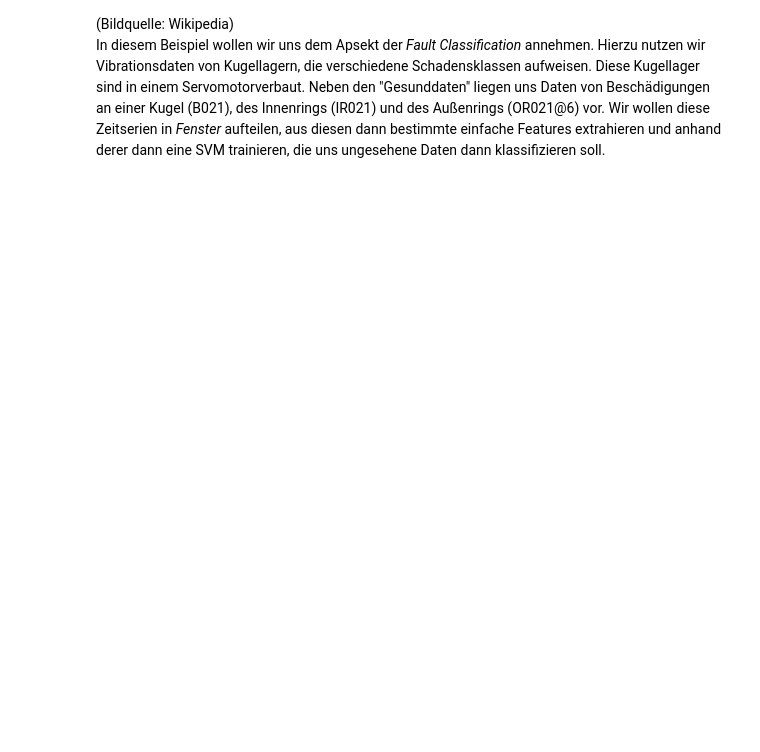
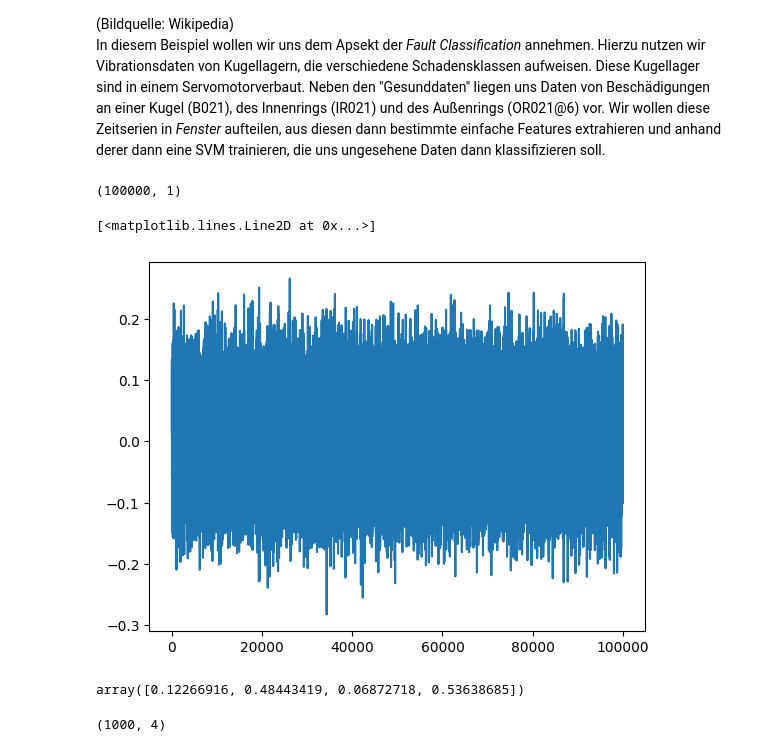
Before and after one commit to Oberfeldwedler/predictive_maintenance, a Jupyter notebook: 03_modeling_svm/code/examples/edited/03_modeling_svm_examples_wo_sol.ipynb, the cells around one changed output. Cells and saved outputs as stored; diff of their text form; code cells hidden in the pictures; blank space fills up the shorter version.

```diff
--- a/03_modeling_svm/code/examples/edited/03_modeling_svm_examples_wo_sol.ipynb
+++ b/03_modeling_svm/code/examples/edited/03_modeling_svm_examples_wo_sol.ipynb
@@ -214,11 +214,20 @@ from sklearn.svm import SVC
 from sklearn.model_selection import GridSearchCV
 from scipy.stats import skew, kurtosis
 import glob
+# %%
+# Load single file
+path = '../res/data/bearing/'
+data = np.load(path + 'normal.npy')
+
+# Shape
+data.shape
+# %% [output]
+(100000, 1)
 # %%
-# Load single file
-
-# Shape
-
 # Plot it
+plt.plot(data)
+# %% [output]
+[<matplotlib.lines.Line2D at 0x...>]
+[figure, added]
 # %%
 # Get list of files
@@ -244,3 +268,11 @@ import glob
 # Get the best model and predict the test data set
 
 # Get accuracy
+# %%
+np.std(list_of_splits[0], axis=0)
+# %% [output]
+array([0.12266916, 0.48443419, 0.06872718, 0.53638685])
+# %%
+list_of_splits[0].shape
+# %% [output]
+(1000, 4)
```
Also changed, not shown: parts of 1 cell of this notebook, 9 other files.
